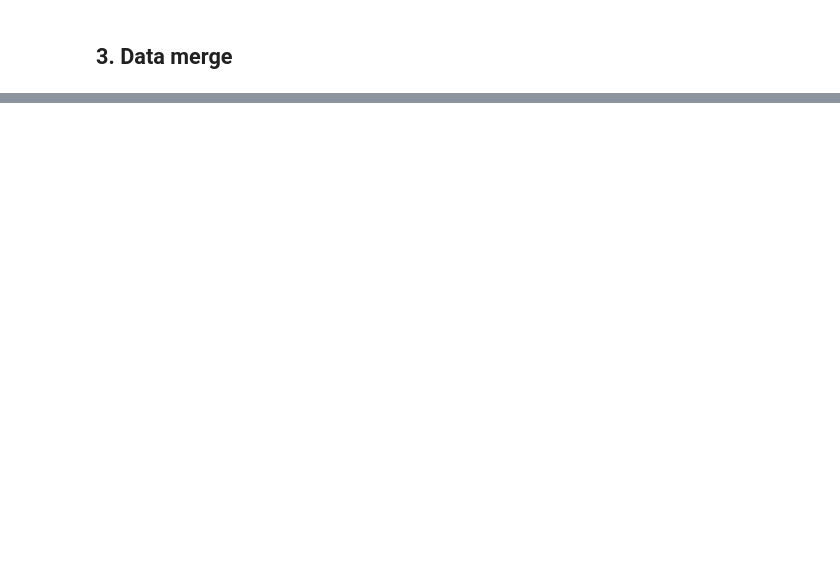
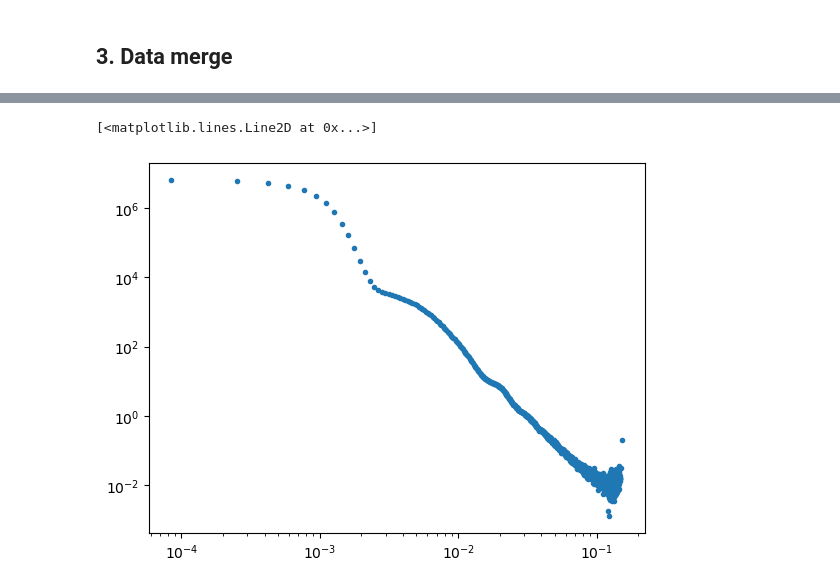
Before and after one commit to pozzo-research-group/saxs_data_processing, a Jupyter notebook: brenden_prototype/datamerge/saxs_data_process_prototyping.ipynb, the cells around one changed output, grey strips where cells are left out. Drawn from its saved outputs; the diff is of its cells as text; code cells hidden in the pictures; blank space fills up the shorter version.

```diff
--- a/brenden_prototype/datamerge/saxs_data_process_prototyping.ipynb
+++ b/brenden_prototype/datamerge/saxs_data_process_prototyping.ipynb
@@ -108,0 +75,41 @@ scale_factor = esaxs_metadata['Intensity1']/esaxs_bkg_metadata['Intensity1']
+# %%
+data1 = esaxs_data
+data2 = esaxs_bkg_data
+
+#scale data2 onto data1
+
+scale_qmin = 1e-4
+scale_qmax = 1e-3
+
+def scale_data(data1, data2, scale_qmin, scale_qmax):
+    """
+    scale data2 onto data1 using a scale factor calculated from the difference in integrals of data1 and data2 over the range scale_qmin -> scale_qmax
+    """
+
+    # get yvals for each dataset
+    inrange_data1 = data1[data1['q'].between(scale_qmin, scale_qmax, inclusive = 'both')]
+    inrange_data2 = data2[data2['q'].between(scale_qmin, scale_qmax, inclusive = 'both')]
+
+    assert np.isclose(inrange_data1['q'].iloc[0], inrange_data2['q'].iloc[0])
+    assert np.isclose(inrange_data1['q'].iloc[-1], inrange_data2['q'].iloc[-1])
+
+
+    x1 = inrange_data1['q'].to_numpy()
+    x2 = inrange_data2['q'].to_numpy()
+    y1 = inrange_data1['I'].to_numpy()
+    y2 = inrange_data2['I'].to_numpy()
+    #check for nans in y values
+
+    #trapezoid rule integrate
+    scale1 = np.trapz(y1, x1)/(x1[-1] - x1[0])
+    scale2 = np.trapz(y2, x2)/(x2[-1] - x2[0])
+
+    scale_factor = scale1/scale2
+
+
+    # scale data2 with scale factor
+    data2_out = data2.copy()
+
+    data2_out['I'] = data2['I']*scale_factor
+
+    return data2_out
@@ -138,0 +232,5 @@ esaxs_bkg_data['I'][0]
+# %%
+plt.loglog(data1['q'], data1['I'], ls = ' ', marker = '.')
+# %% [output]
+[<matplotlib.lines.Line2D at 0x...>]
+[figure, added]
```
Also changed, not shown: parts of 24 cells of this notebook.
